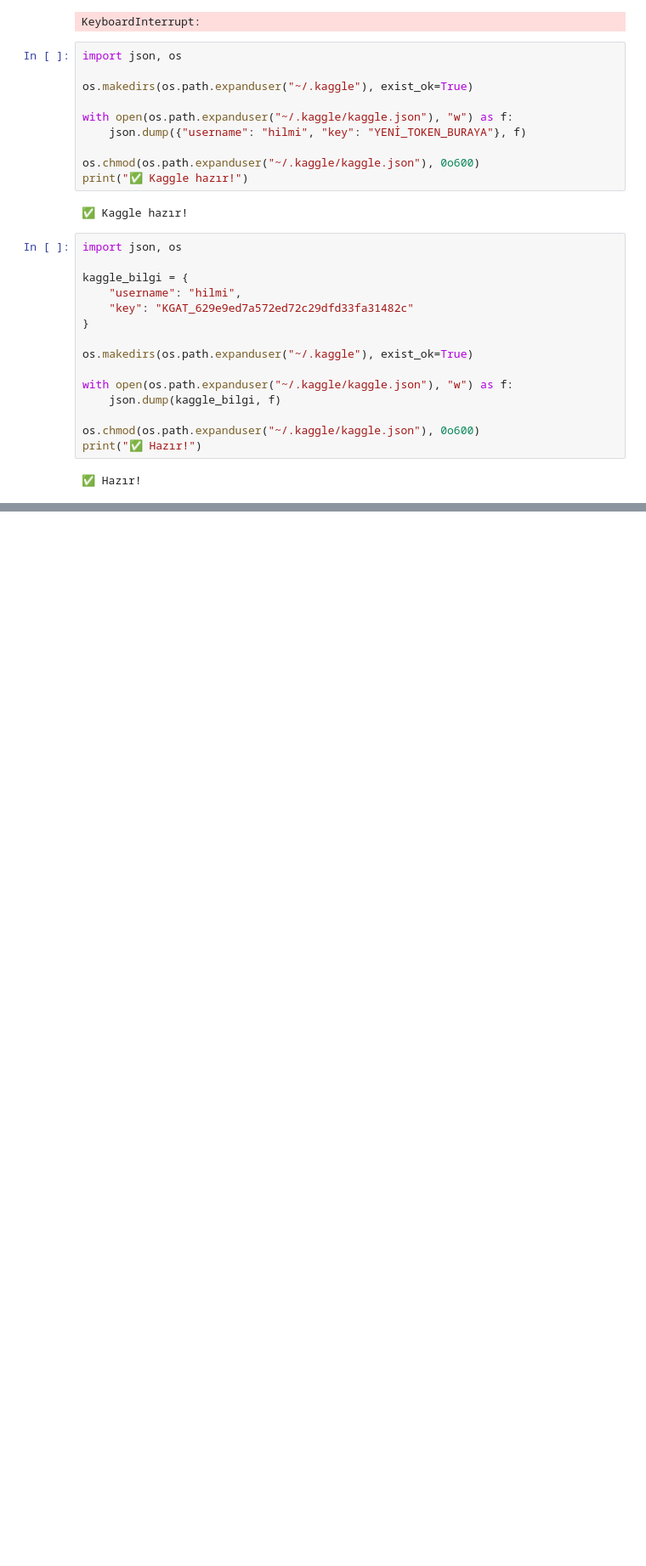
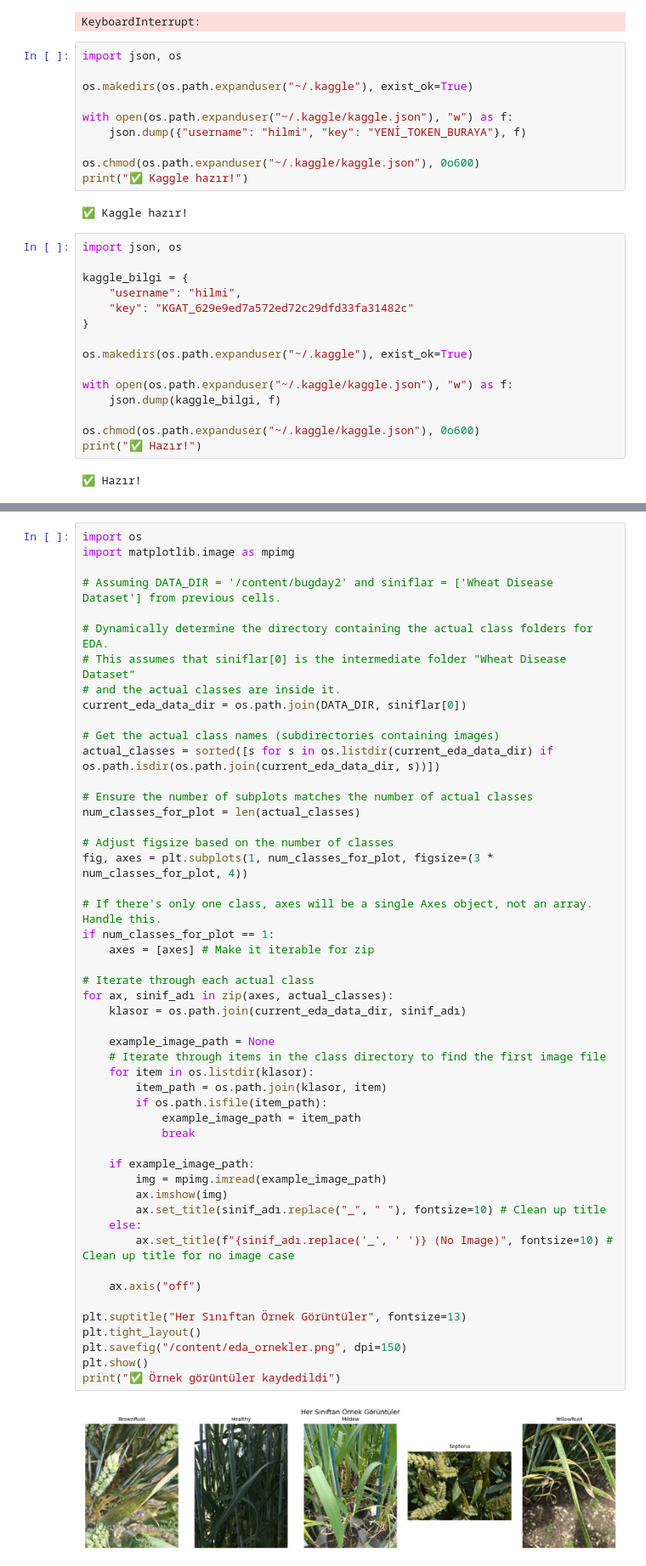
Before and after one commit to Hilmisngl/bugday-hastaligi-tespiti, a Jupyter notebook: Untitled1.ipynb, the cells around one changed output, grey strips where cells are left out. Shown at 85% size. Saved outputs shown, nothing was run; the diff lists cells and outputs as text; blank space fills up the shorter version.

```diff
--- a/Untitled1.ipynb
+++ b/Untitled1.ipynb
@@ -453,0 +532,52 @@ mirzayasirabdullah07/300k-mental-health-survey-dataset                 300k Ment
+# %%
+import os
+import matplotlib.image as mpimg
+
+# Assuming DATA_DIR = '/content/bugday2' and siniflar = ['Wheat Disease Dataset'] from previous cells.
+
+# Dynamically determine the directory containing the actual class folders for EDA.
+# This assumes that siniflar[0] is the intermediate folder "Wheat Disease Dataset"
+# and the actual classes are inside it.
+current_eda_data_dir = os.path.join(DATA_DIR, siniflar[0])
+
+# Get the actual class names (subdirectories containing images)
+actual_classes = sorted([s for s in os.listdir(current_eda_data_dir) if os.path.isdir(os.path.join(current_eda_data_dir, s))])
+
+# Ensure the number of subplots matches the number of actual classes
+num_classes_for_plot = len(actual_classes)
+
+# Adjust figsize based on the number of classes
+fig, axes = plt.subplots(1, num_classes_for_plot, figsize=(3 * num_classes_for_plot, 4))
+
+# If there's only one class, axes will be a single Axes object, not an array. Handle this.
+if num_classes_for_plot == 1:
+    axes = [axes] # Make it iterable for zip
+
+# Iterate through each actual class
+for ax, sinif_adı in zip(axes, actual_classes):
+    klasor = os.path.join(current_eda_data_dir, sinif_adı)
+
+    example_image_path = None
+    # Iterate through items in the class directory to find the first image file
+    for item in os.listdir(klasor):
+        item_path = os.path.join(klasor, item)
+        if os.path.isfile(item_path):
+            example_image_path = item_path
+            break
+
+    if example_image_path:
+        img = mpimg.imread(example_image_path)
+        ax.imshow(img)
+        ax.set_title(sinif_adı.replace("_", " "), fontsize=10) # Clean up title
+    else:
+        ax.set_title(f"{sinif_adı.replace('_', ' ')} (No Image)", fontsize=10) # Clean up title for no image case
+
+    ax.axis("off")
+
+plt.suptitle("Her Sınıftan Örnek Görüntüler", fontsize=13)
+plt.tight_layout()
+plt.savefig("/content/eda_ornekler.png", dpi=150)
+plt.show()
+print("✅ Örnek görüntüler kaydedildi")
+# %% [output]
+[figure, added]
```
Also changed, not shown: parts of 9 cells of this notebook.
